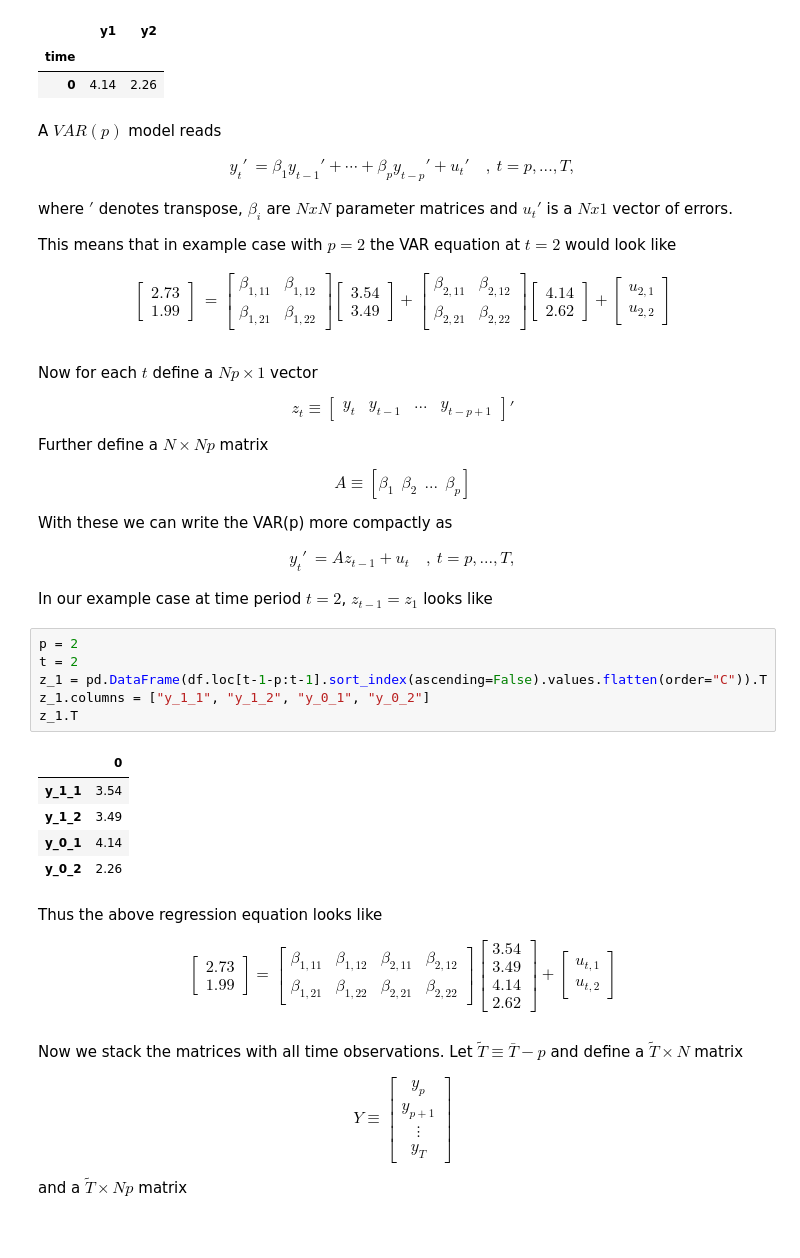
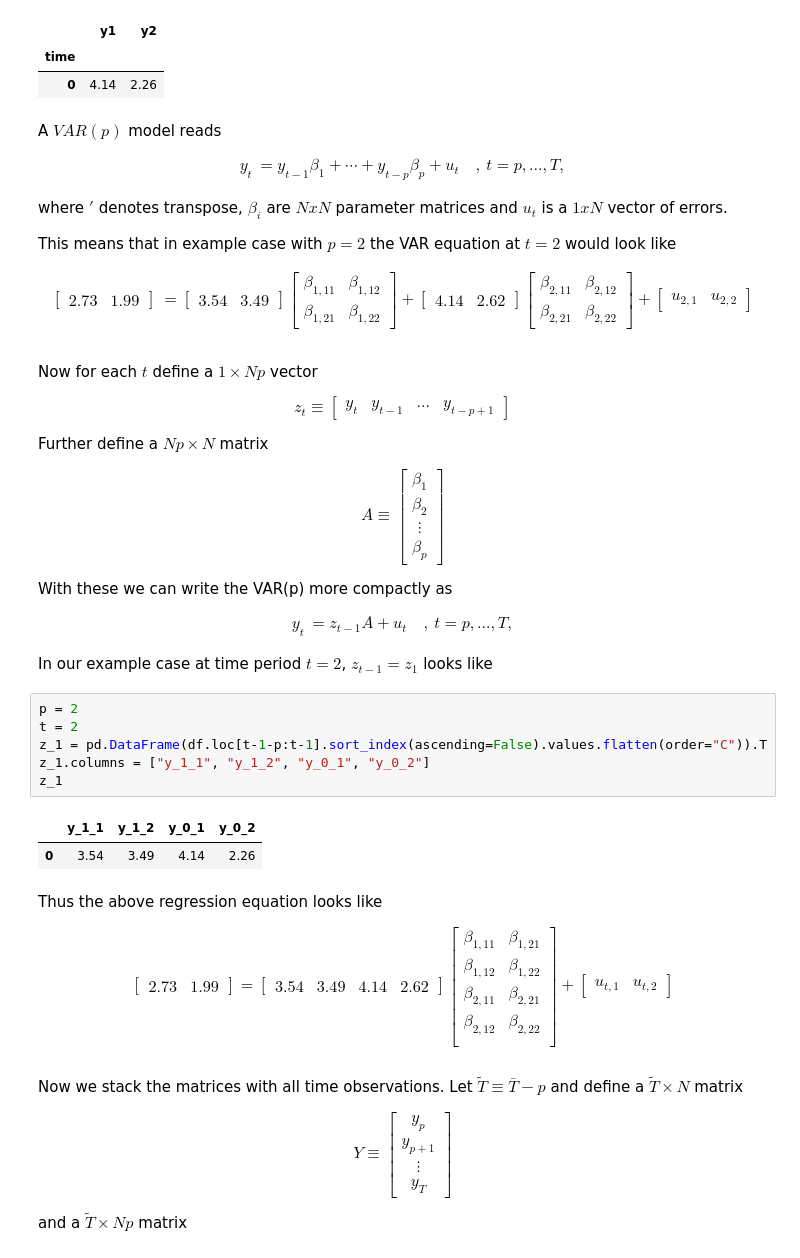
Before and after one commit to NoobQuant/Data_Science_Projects, a Jupyter notebook: stats/var_estimaton.ipynb, the cells around one changed output. Cells and saved outputs as stored; diff of their text form.

```diff
--- a/stats/var_estimaton.ipynb
+++ b/stats/var_estimaton.ipynb
@@ -92,33 +94,33 @@ A $VAR(p)$ model reads
 
 $$
 \begin{align*}
-y_{t}' & = \beta_1 y_{t-1}' + \cdots + \beta_{p} y_{t-p}' + u_{t}' \quad , \ t=p, ... , T,
+y_{t} & = y_{t-1} \beta_1 + \cdots + y_{t-p} \beta_{p} + u_{t} \quad , \ t=p, ... , T,
 \end{align*}
 $$
 
-where $'$ denotes transpose, $\beta_i$ are $NxN$ parameter matrices and $u_t'$ is a $Nx1$ vector of errors.
+where $'$ denotes transpose, $\beta_i$ are $NxN$ parameter matrices and $u_t$ is a $1xN$ vector of errors.
 
 This means that in example case with $p=2$ the VAR equation at  $t=2$ would look like
 
 $$
 \begin{align*}
-\begin{bmatrix} 2.73 \\ 1.99 \end{bmatrix} & = \begin{bmatrix} \beta_{1,11} & \beta_{1,12} \\ \beta_{1,21} & \beta_{1,22} \end{bmatrix} \begin{bmatrix} 3.54 \\ 3.49 \end{bmatrix} + \begin{bmatrix} \beta_{2,11} & \beta_{2,12} \\ \beta_{2,21} & \beta_{2,22} \end{bmatrix} \begin{bmatrix} 4.14 \\ 2.62 \end{bmatrix} + \begin{bmatrix} u_{2, 1}\\ u_{2, 2} \end{bmatrix}
+\begin{bmatrix} 2.73 & 1.99 \end{bmatrix} & = \begin{bmatrix} 3.54 & 3.49 \end{bmatrix} \begin{bmatrix} \beta_{1,11} & \beta_{1,12} \\ \beta_{1,21} & \beta_{1,22} \end{bmatrix} + \begin{bmatrix} 4.14 & 2.62 \end{bmatrix} \begin{bmatrix} \beta_{2,11} & \beta_{2,12} \\ \beta_{2,21} & \beta_{2,22} \end{bmatrix} + \begin{bmatrix} u_{2, 1} & u_{2, 2} \end{bmatrix}
 \end{align*}
 $$
 # %% [markdown]
-Now for each $t$ define a $Np \times 1$ vector
+Now for each $t$ define a $1 \times Np$ vector
 
-$$z_t \equiv \begin{bmatrix} y_t & y_{t-1} & ... & y_{t-p+1} \end{bmatrix}'$$
+$$z_t \equiv \begin{bmatrix} y_t & y_{t-1} & ... & y_{t-p+1} \end{bmatrix}$$
 
-Further define a $N \times Np$ matrix
+Further define a $Np \times N$ matrix
 
-$$A \equiv [\beta_1 \ \ \beta_2 \ \ ... \ \ \beta_p]$$
+$$A \equiv \begin{bmatrix} \beta_1 \\ \beta_2 \\ \vdots \\ \beta_p \end{bmatrix} $$
 
 With these we can write the VAR(p) more compactly as
 
 $$
 \begin{align*}
-y_{t}' & = A z_{t-1} + u_{t} \quad , \ t=p, ... , T,
+y_{t} & = z_{t-1} A + u_{t} \quad , \ t=p, ... , T,
 \end{align*}
 $$
 
@@ -126,30 +128,29 @@ In our example case at time period $t=2$, $z_{t-1} = z_{1}$ looks like
 # %%
 p = 2
 t = 2
 z_1 = pd.DataFrame(df.loc[t-1-p:t-1].sort_index(ascending=False).values.flatten(order="C")).T
 z_1.columns = ["y_1_1", "y_1_2", "y_0_1", "y_0_2"]
-z_1.T
+z_1
 # %% [output]
-|  | 0 |
-| y_1_1 | 3.54 |
-| y_1_2 | 3.49 |
-| y_0_1 | 4.14 |
-| y_0_2 | 2.26 |
+|  | y_1_1 | y_1_2 | y_0_1 | y_0_2 |
+| 0 | 3.54 | 3.49 | 4.14 | 2.26 |
 # %% [markdown]
 Thus the above regression equation looks like
 
 $$
 \begin{bmatrix}
- 2.73 \\ 1.99
+2.73 & 1.99
 \end{bmatrix}
 =
+\begin{bmatrix} 3.54 & 3.49 & 4.14 & 2.62 \end{bmatrix}
 \begin{bmatrix}
-\beta_{1,11} & \beta_{1,12} & \beta_{2,11} & \beta_{2,12} \\
-\beta_{1,21} & \beta_{1,22} & \beta_{2,21} & \beta_{2,22}
+\beta_{1,11} & \beta_{1,21} \\
+\beta_{1,12} & \beta_{1,22} \\
+\beta_{2,11} & \beta_{2,21} \\
+\beta_{2,12} & \beta_{2,22} \\
 \end{bmatrix}
-\begin{bmatrix} 3.54 \\ 3.49 \\ 4.14 \\ 2.62 \end{bmatrix}
 +
-\begin{bmatrix} u_{t, 1}\\ u_{t, 2} \end{bmatrix}
+\begin{bmatrix} u_{t, 1} & u_{t, 2} \end{bmatrix}
 $$
 # %% [markdown]
 Now we stack the matrices with all time observations. Let $\tilde{T} \equiv \bar{T}- p$ and define a $\tilde{T} \times N$ matrix
```
Also changed, not shown: parts of 5 cells of this notebook.
